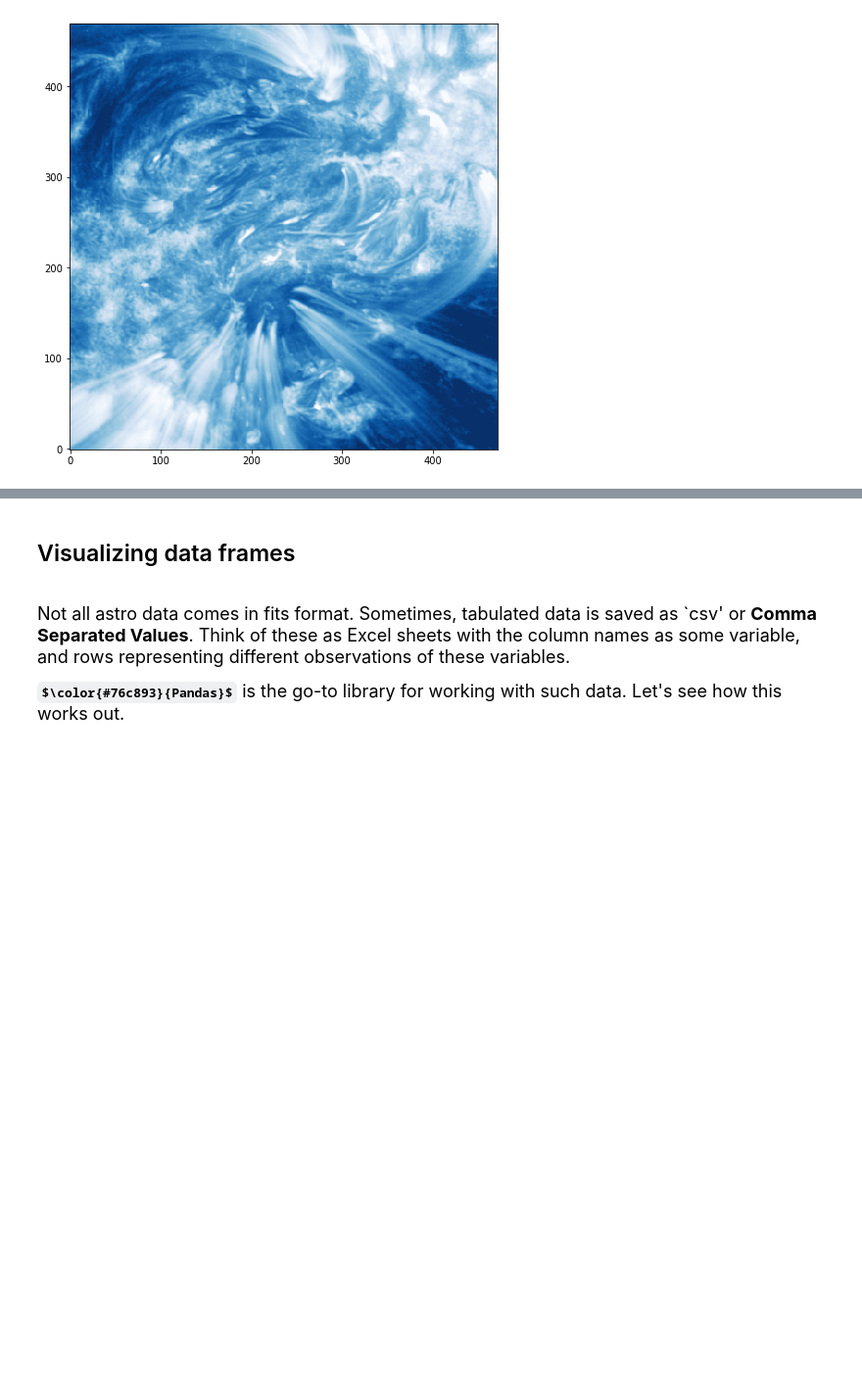
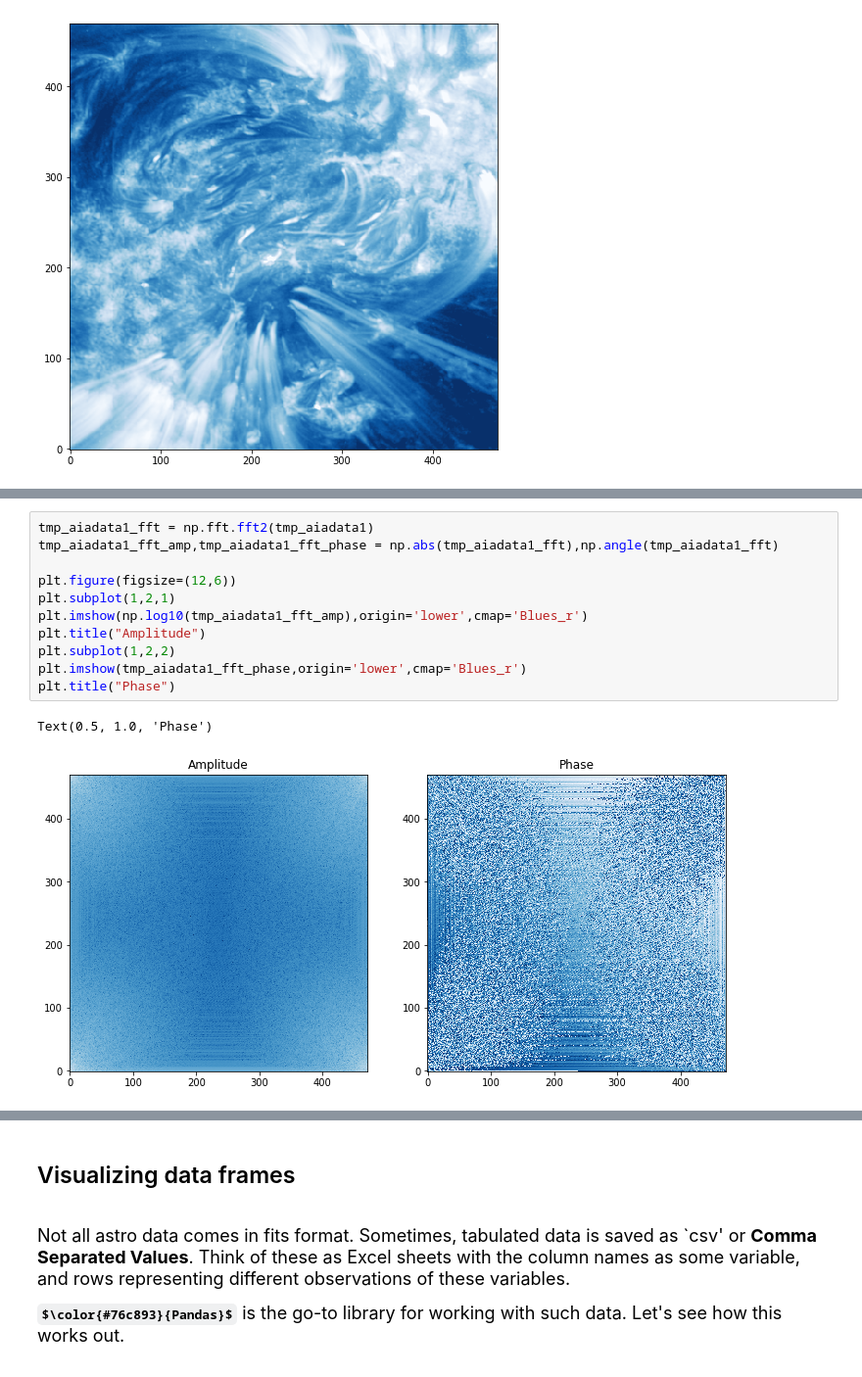
Before and after one commit to Vishal-Upendran/IUCAASummerSchool2021, a Jupyter notebook: Python_Intro.ipynb, the cells around one changed output, grey strips where cells are left out. Shown at 98% size. Saved outputs shown, nothing was run; the diff lists cells and outputs as text; some formulas as TeX source; blank space fills up the shorter version.

```diff
--- a/Python_Intro.ipynb
+++ b/Python_Intro.ipynb
@@ -403,0 +474,14 @@ HTML(animation.to_html5_video())
+# %%
+tmp_aiadata1_fft = np.fft.fft2(tmp_aiadata1)
+tmp_aiadata1_fft_amp,tmp_aiadata1_fft_phase = np.abs(tmp_aiadata1_fft),np.angle(tmp_aiadata1_fft)
+
+plt.figure(figsize=(12,6))
+plt.subplot(1,2,1)
+plt.imshow(np.log10(tmp_aiadata1_fft_amp),origin='lower',cmap='Blues_r')
+plt.title("Amplitude")
+plt.subplot(1,2,2)
+plt.imshow(tmp_aiadata1_fft_phase,origin='lower',cmap='Blues_r')
+plt.title("Phase")
+# %% [output]
+Text(0.5, 1.0, 'Phase')
+[figure, added]
```
Also changed, not shown: parts of 18 cells of this notebook.
